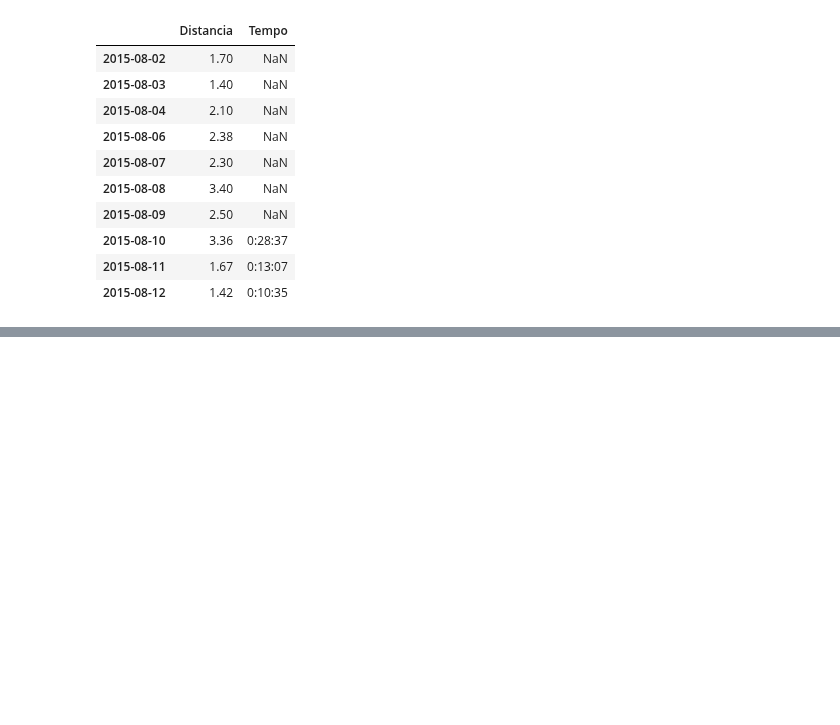
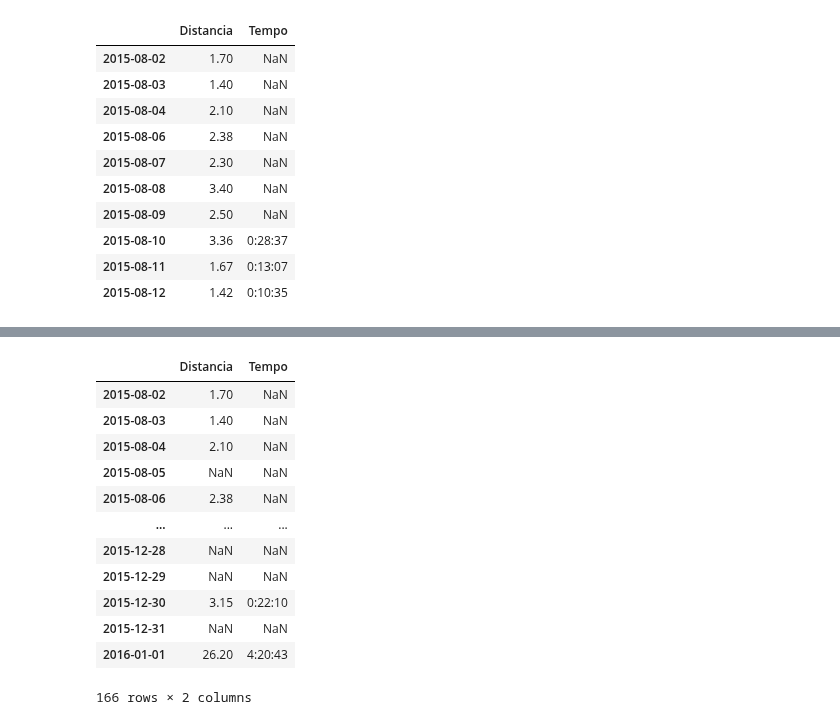
Before and after one commit to michelaap/notebooks, a Jupyter notebook: operacoes_pandas_dataframes_sql_join.ipynb, the cells around one changed output, grey strips where cells are left out. Cells and saved outputs as stored; diff of their text form; code cells hidden in the pictures; blank space fills up the shorter version.

Commit message:
add operacoes_pandas_dataframes_sql_join

```diff
--- a/operacoes_pandas_dataframes_sql_join.ipynb
+++ b/operacoes_pandas_dataframes_sql_join.ipynb
@@ -164,0 +179,16 @@ df.join(df2).head(10)
+# %%
+df.join(df2, how = 'outer')
+# %% [output]
+|  | Distancia | Tempo |
+| 2015-08-02 | 1.70 | NaN |
+| 2015-08-03 | 1.40 | NaN |
+| 2015-08-04 | 2.10 | NaN |
+| 2015-08-05 | NaN | NaN |
+| 2015-08-06 | 2.38 | NaN |
+| ... | ... | ... |
+| 2015-12-28 | NaN | NaN |
+| 2015-12-29 | NaN | NaN |
+| 2015-12-30 | 3.15 | 0:22:10 |
+| 2015-12-31 | NaN | NaN |
+| 2016-01-01 | 26.20 | 4:20:43 |
+166 rows × 2 columns
```
Also changed, not shown: parts of 4 cells of this notebook, 1 other file.
